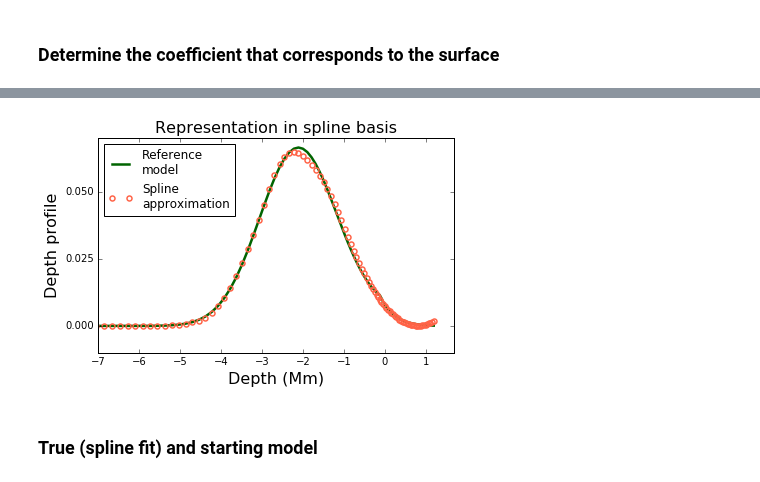
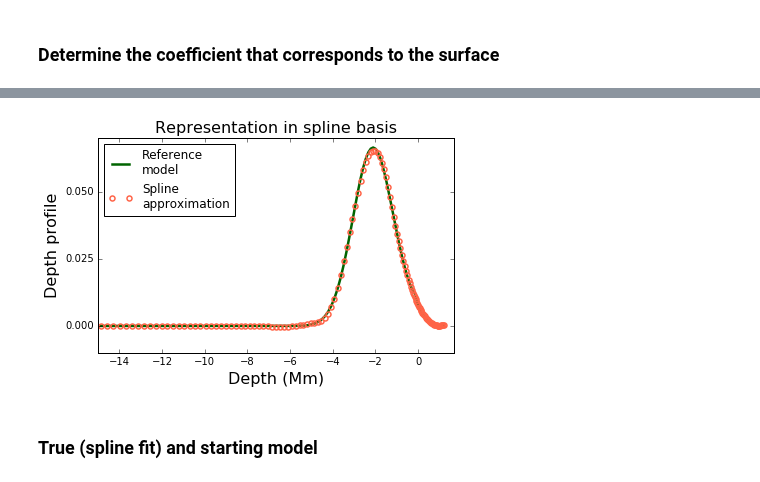
Before and after one commit to jishnub/sparc_flows, a Jupyter notebook: Supergranule_Spline.ipynb, the cells around one changed output, grey strips where cells are left out. Saved outputs shown, nothing was run; the diff lists cells and outputs as text; code cells hidden in the pictures.

```diff
--- a/Supergranule_Spline.ipynb
+++ b/Supergranule_Spline.ipynb
@@ -30,7 +30,7 @@ v0DH13 = 240
 # %% [markdown]
 ## Spline only along z
 # %%
-z_cutoff = -8 # Spline lower cutoff
+z_cutoff = -10 # Spline lower cutoff
 zspline_ind = z>z_cutoff
 zspline = z[z>z_cutoff]
 
@@ -81,7 +79,7 @@ for i in xrange(tz1D.size):
 ### Determine the coefficient that corresponds to the surface
 # %%
 b_i_surf = np.zeros_like(cz1D)
-deep_z_cutoff = -6
+deep_z_cutoff = z_cutoff + 2
 b_i_deep = np.zeros_like(cz1D)
 
 for i in xrange(tz1D.size):
@@ -129,47 +126,26 @@ plt.savefig("plots/psi_spline_coeffs.eps")
 # %%
-# cz1D_top = np.zeros_like(cz1D)
-# cz1D_top[c_surf_cutoff:] = cz1D[c_surf_cutoff:]
-# cz1D_bottom = np.zeros_like(cz1D)
-# cz1D_bottom[:c_surf_cutoff] = cz1D[:c_surf_cutoff]
-
 psi_spl_fit_top=interpolate.splev(z,(tz1D,cz1D_top,kz),ext=1);
-
-# plt.subplot(121)
-plt.plot(z,psi_z_profile,linewidth=2.5,color="darkgreen",label="Reference\nmodel");
-
-
-cz1D_bottom = np.zeros_like(cz1D)
-cz1D_bottom[:c_surf_cutoff] = cz1D[:c_surf_cutoff]
 psi_spl_fit_bottom=interpolate.splev(z,(tz1D,cz1D_bottom,kz),ext=1);
 
+plt.plot(z,psi_z_profile,linewidth=2.5,color="darkgreen",label="Reference\nmodel");
 plt.plot(z,psi_spl_fit_top+psi_spl_fit_bottom,ls="None",marker='o',
          markersize=5,mec="tomato",mfc="None",mew=1.5,label="Spline\napproximation");
-# plt.plot(z,psi_spl_fit_bottom,ls="None",marker='o',markersize=5,mec="tomato",mfc="None",mew=1.5);
 
 plt.gca().yaxis.set_major_locator(ticker.MaxNLocator(4))
 
-plt.xlim(-7,z[-1]+0.5);
+plt.xlim(-15,z[-1]+0.5);
 plt.legend(loc="best")
 
-# plt.axvline(deep_z_cutoff,color="black",ls="dotted");
 plt.title("Representation in spline basis",fontsize=16)
 plt.xlabel("Depth (Mm)",fontsize=16)
 plt.ylabel("Depth profile",fontsize=16)
 
-# plt.subplot(122)
-# plt.plot(z,interpolate.splev(z,(tz1D,cz1D_top+cz1D_bottom,kz),ext=1),linewidth=2.5,color="darkgreen");
-# plt.plot(z,interpolate.splev(z,(tz1D,cz1D_top,kz),ext=1),
-#          ls="None",marker='o',markersize=5,mec="peru",mfc="None",mew=1.5);
-# plt.xlim(-6,z[-1]*1.1);
-# plt.title("Spline fit and top",fontsize=16)
-
-# plt.gcf().set_size_inches(4,4)
 plt.tight_layout()
 
 if not os.path.exists("plots"): os.makedirs("plots")
 plt.savefig("plots/spline_fit_to_psi.eps")
 # %% [output]
-[figure, old version]
+[figure, new version]
 # %% [markdown]
 ### True (spline fit) and starting model
 # %%
```
Also changed, not shown: parts of 8 cells of this notebook, 1 other file.
